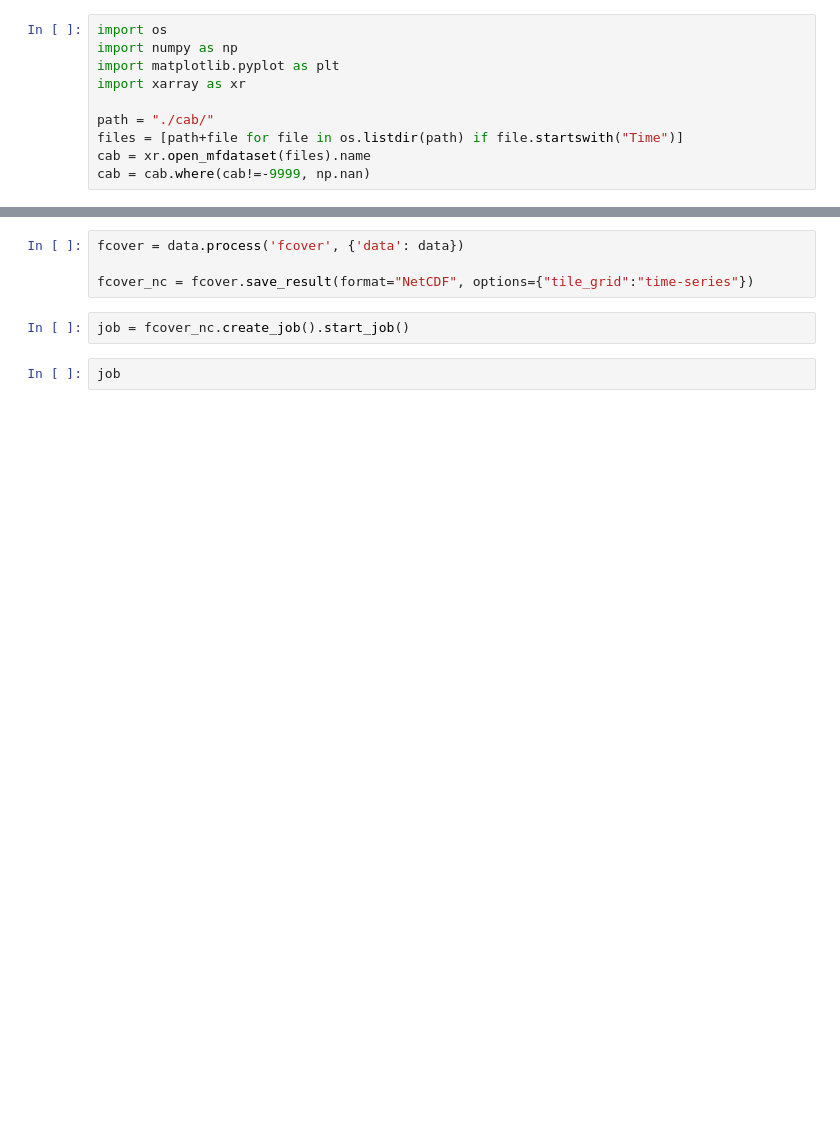
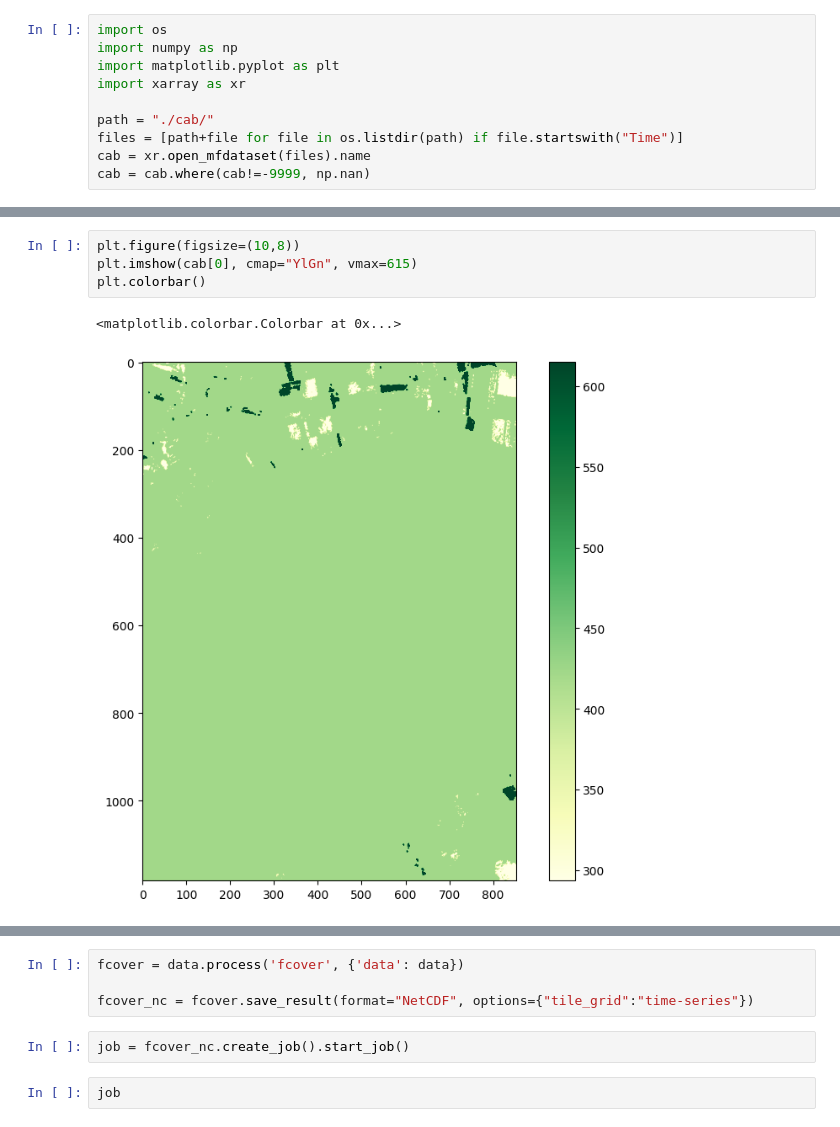
Before and after one commit to eodcgmbh/openeo-examples, a Jupyter notebook: UCs/UC15-indices.ipynb, the cells around one changed output, grey strips where cells are left out. Drawn from its saved outputs; the diff is of its cells as text; blank space fills up the shorter version.

```diff
--- a/UCs/UC15-indices.ipynb
+++ b/UCs/UC15-indices.ipynb
@@ -115,3 +171,10 @@ nodata :
 -9999
 crs :
 PROJCS["unknown",GEOGCS["unknown",DATUM["WGS_1984",SPHEROID["WGS 84",6378137,298.257223563],AUTHORITY["EPSG","6326"]],PRIMEM["Greenwich",0,AUTHORITY["EPSG","8901"]],UNIT["degree",0.0174532925199433]], ...
+# %%
+plt.figure(figsize=(10,8))
+plt.imshow(cab[0], cmap="YlGn", vmax=615)
+plt.colorbar()
+# %% [output]
+<matplotlib.colorbar.Colorbar at 0x...>
+[figure, added]
```
Also changed, not shown: parts of 35 cells of this notebook, 1 other file.
